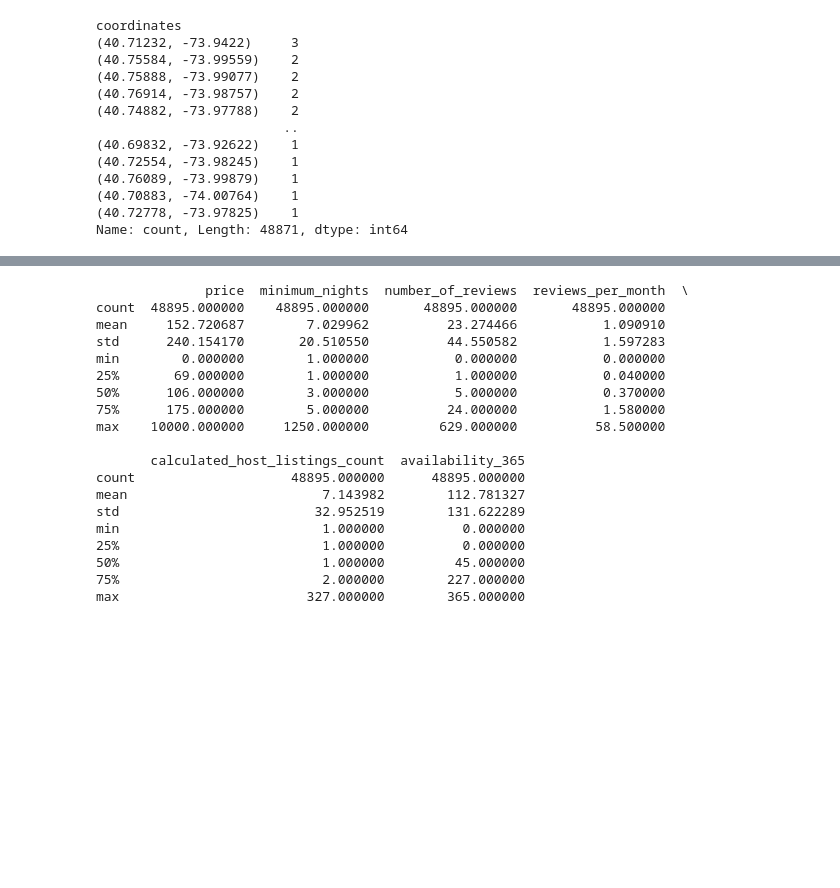
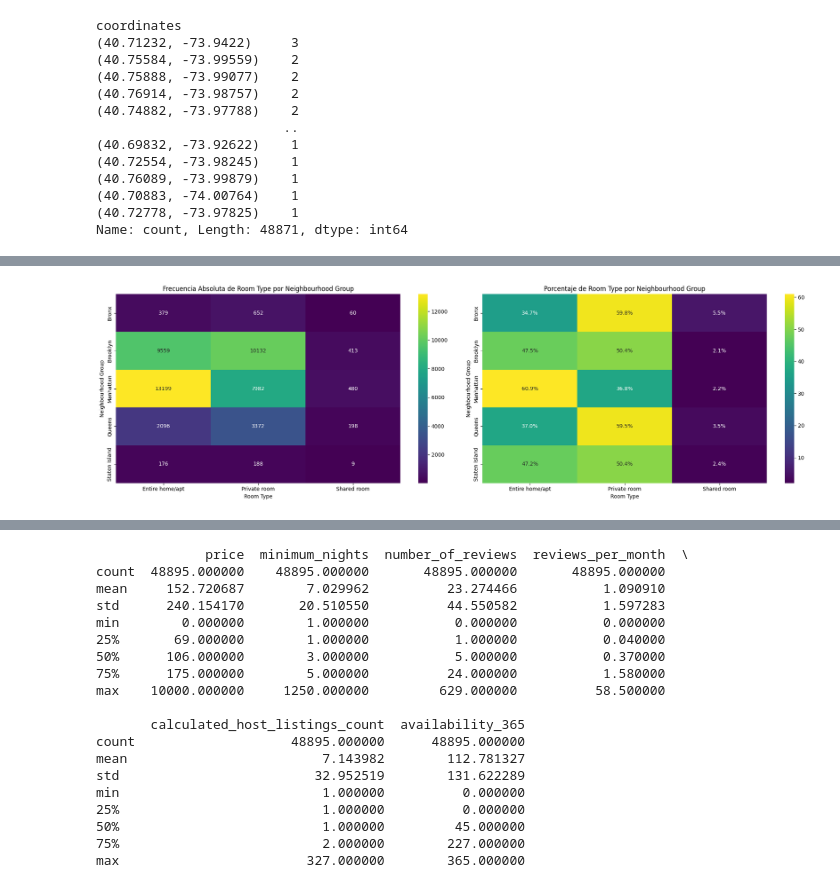
Before and after one commit to 4GeeksAcademy/machine-learning-python-tem, a Jupyter notebook: src/explore.ipynb, the cells around one changed output, grey strips where cells are left out. Saved outputs shown, nothing was run; the diff lists cells and outputs as text; code cells hidden in the pictures; blank space fills up the shorter version.

```diff
--- a/src/explore.ipynb
+++ b/src/explore.ipynb
@@ -301,0 +481,37 @@ Name: count, Length: 48871, dtype: int64
+# %%
+
+# Crear una tabla cruzada para frecuencias absolutas
+heatmap_data = pd.crosstab(df_new['neighbourhood_group'], df_new['room_type'])
+
+# Calcular porcentajes
+heatmap_percent = heatmap_data.div(heatmap_data.sum(axis=1), axis=0) * 100
+
+# Crear un DataFrame con los porcentajes formateados para anotaciones
+annot_percent = heatmap_percent.round(1).astype(str) + '%'  # Formatear como texto con "%"
+
+# Crear una cuadrícula para mostrar ambos gráficos
+fig, axes = plt.subplots(1, 2, figsize=(20, 6))
+
+# Gráfico 1: Heatmap de Frecuencia Absoluta
+sns.heatmap(heatmap_data, annot=True, fmt="d", cmap="viridis", cbar=True, ax=axes[0])
+axes[0].set_title('Frecuencia Absoluta de Room Type por Neighbourhood Group')
+axes[0].set_xlabel('Room Type')
+axes[0].set_ylabel('Neighbourhood Group')
+
+# Gráfico 2: Heatmap de Porcentajes
+sns.heatmap(
+    heatmap_percent,
+    annot=annot_percent,  # Usar el DataFrame de porcentajes formateados
+    fmt='',  # Para texto personalizado en las anotaciones
+    cmap="viridis",
+    cbar=True,
+    ax=axes[1]
+)
+axes[1].set_title('Porcentaje de Room Type por Neighbourhood Group')
+axes[1].set_xlabel('Room Type')
+axes[1].set_ylabel('Neighbourhood Group')
+
+plt.tight_layout()
+plt.show()
+# %% [output]
+[figure, added]
```
Also changed, not shown: parts of 24 cells of this notebook.
